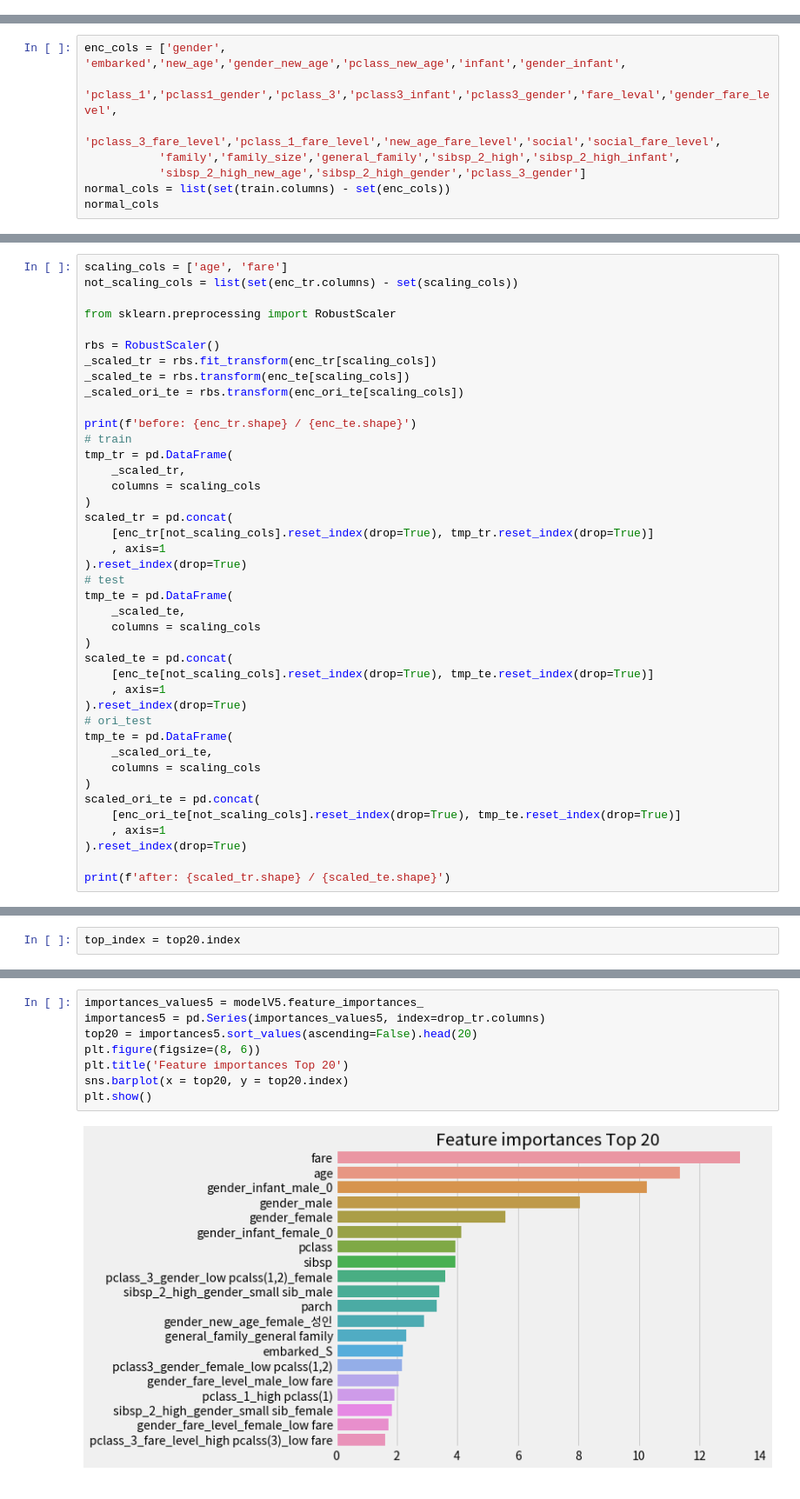
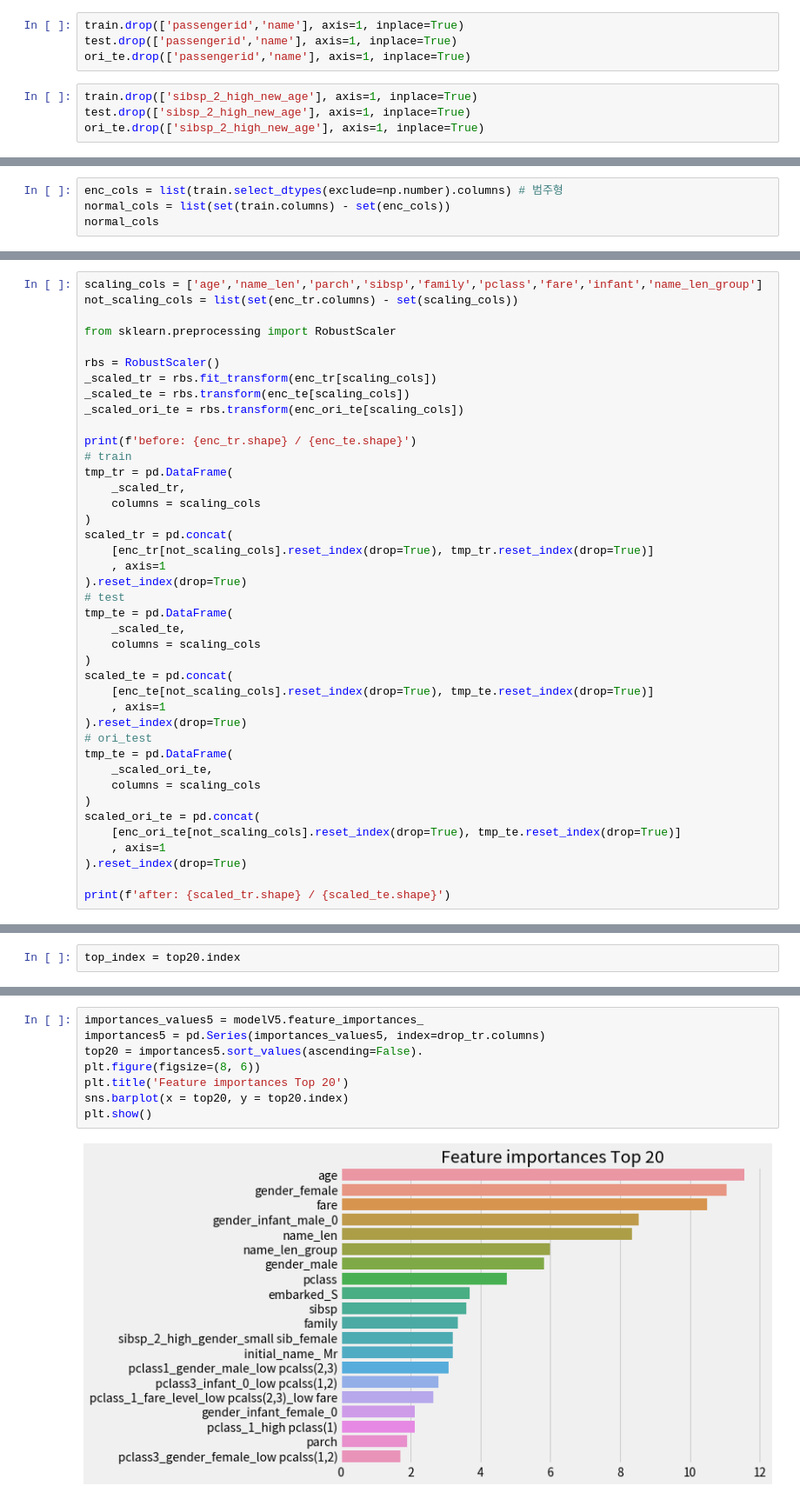
Before and after one commit to KangHoJ/hojeong-project, a Jupyter notebook: boot camp project/mini project 2(titanic)/3차시도.ipynb, the cells around one changed output, grey strips where cells are left out. Shown at 87% size. Saved outputs shown, nothing was run; the diff lists cells and outputs as text.

```diff
--- a/boot camp project/mini project 2(titanic)/3차시도.ipynb
+++ b/boot camp project/mini project 2(titanic)/3차시도.ipynb
@@ -806,3 +1007,11 @@ Index(['passengerid', 'pclass', 'name', 'gender', 'age', 'sibsp', 'parch',
+# %%
+train.drop(['passengerid','name'], axis=1, inplace=True)
+test.drop(['passengerid','name'], axis=1, inplace=True)
+ori_te.drop(['passengerid','name'], axis=1, inplace=True)
+# %%
+train.drop(['sibsp_2_high_new_age'], axis=1, inplace=True)
+test.drop(['sibsp_2_high_new_age'], axis=1, inplace=True)
+ori_te.drop(['sibsp_2_high_new_age'], axis=1, inplace=True)
 # %% [markdown]
 ## data encoding
 # %%
@@ -830,9 +1043,5 @@ memory usage: 157.9+ KB
 # %%
-enc_cols = ['gender', 'embarked','new_age','gender_new_age','pclass_new_age','infant','gender_infant',
-           'pclass_1','pclass1_gender','pclass_3','pclass3_infant','pclass3_gender','fare_leval','gender_fare_level',
-          'pclass_3_fare_level','pclass_1_fare_level','new_age_fare_level','social','social_fare_level',
-           'family','family_size','general_family','sibsp_2_high','sibsp_2_high_infant',
-           'sibsp_2_high_new_age','sibsp_2_high_gender','pclass_3_gender']
+enc_cols = list(train.select_dtypes(exclude=np.number).columns) # 범주형
 normal_cols = list(set(train.columns) - set(enc_cols))
 normal_cols
 # %% [output]
@@ -881,5 +1097,5 @@ after: (641, 152) / (275, 152) / (393, 152)
 # %%
-scaling_cols = ['age', 'fare']
+scaling_cols = ['age','name_len','parch','sibsp','family','pclass','fare','infant','name_len_group']
 not_scaling_cols = list(set(enc_tr.columns) - set(scaling_cols))
 
 from sklearn.preprocessing import RobustScaler
@@ -1135,10 +1349,10 @@ array([ 8.03836201,  5.58684285, 10.24860133, 13.3359968 ,  1.84319641,
 # %%
 importances_values5 = modelV5.feature_importances_
 importances5 = pd.Series(importances_values5, index=drop_tr.columns)
-top20 = importances5.sort_values(ascending=False).head(20)
+top20 = importances5.sort_values(ascending=False).
 plt.figure(figsize=(8, 6))
 plt.title('Feature importances Top 20')
 sns.barplot(x = top20, y = top20.index)
 plt.show()
 # %% [output]
-[figure, old version]
+[figure, new version]
```
Also changed, not shown: parts of 152 cells of this notebook, 5 other files.
